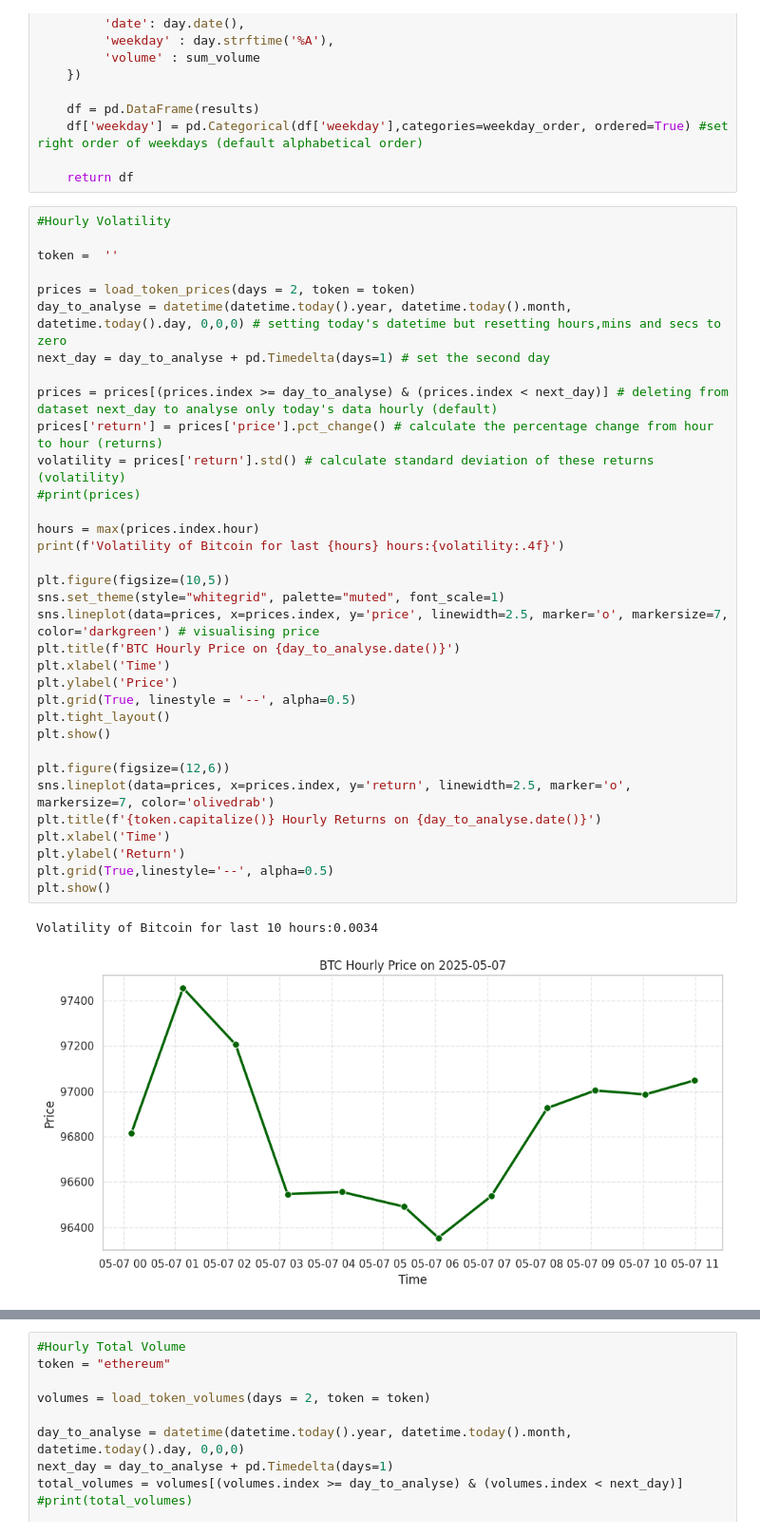
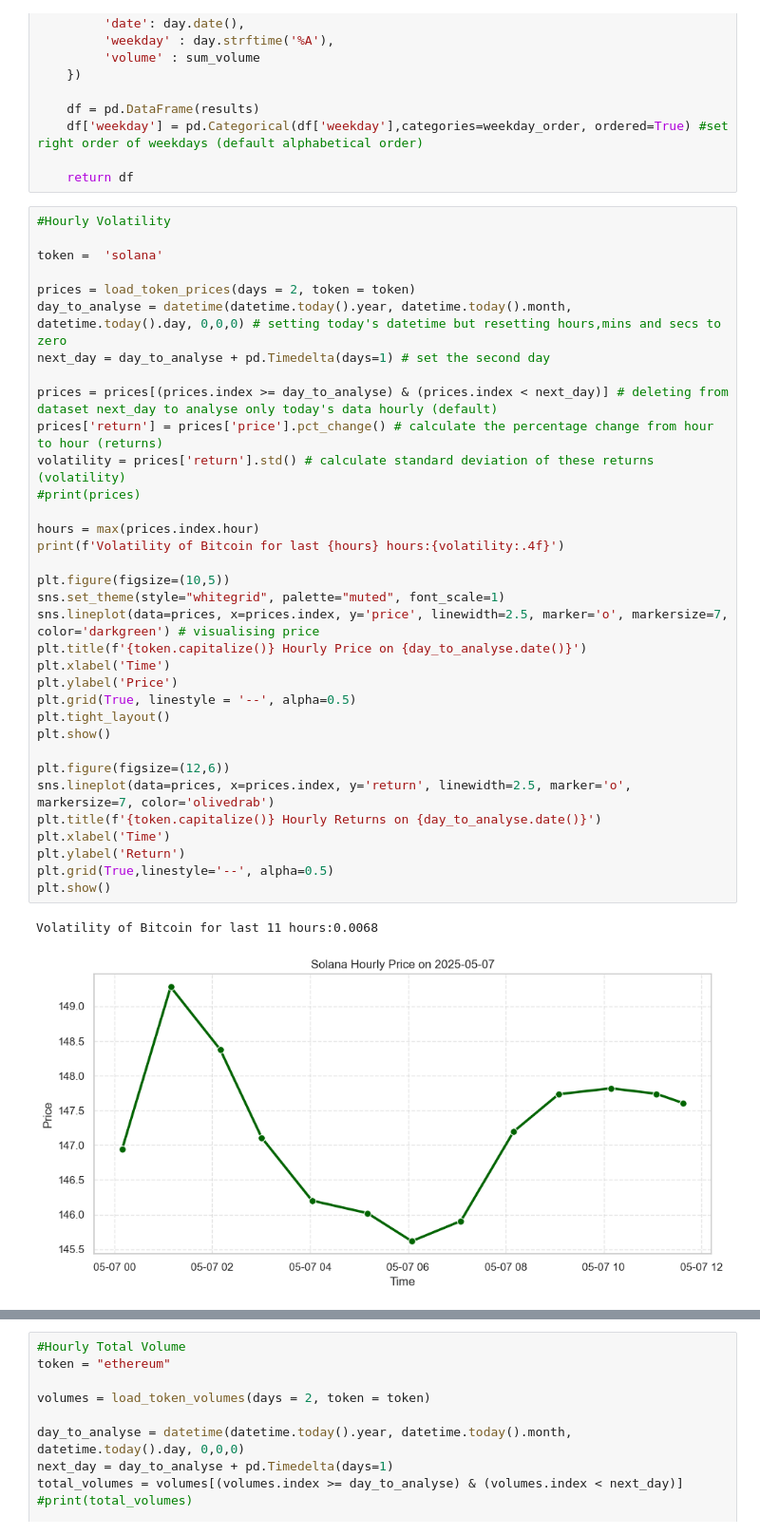
Before and after one commit to moyu1011-hka/hausarbeit-info2, a Jupyter notebook: test_coingecko_with_jupyter.ipynb, the cells around one changed output, grey strips where cells are left out. Shown at 95% size. Cells and saved outputs as stored; diff of their text form.

```diff
--- a/test_coingecko_with_jupyter.ipynb
+++ b/test_coingecko_with_jupyter.ipynb
@@ -111,37 +111,37 @@ def calculate_volume(volumes, days):
 # %%
 #Hourly Volatility
 
-token =  ''
+token =  'solana'
 
 prices = load_token_prices(days = 2, token = token)
 day_to_analyse = datetime(datetime.today().year, datetime.today().month, datetime.today().day, 0,0,0) # setting today's datetime but resetting hours,mins and secs to zero
 next_day = day_to_analyse + pd.Timedelta(days=1) # set the second day
 
 prices = prices[(prices.index >= day_to_analyse) & (prices.index < next_day)] # deleting from dataset next_day to analyse only today's data hourly (default)
 prices['return'] = prices['price'].pct_change() # calculate the percentage change from hour to hour (returns)
 volatility = prices['return'].std() # calculate standard deviation of these returns (volatility)
 #print(prices)
 
 hours = max(prices.index.hour)
 print(f'Volatility of Bitcoin for last {hours} hours:{volatility:.4f}')
 
 plt.figure(figsize=(10,5))
 sns.set_theme(style="whitegrid", palette="muted", font_scale=1)
 sns.lineplot(data=prices, x=prices.index, y='price', linewidth=2.5, marker='o', markersize=7, color='darkgreen') # visualising price
-plt.title(f'BTC Hourly Price on {day_to_analyse.date()}')
+plt.title(f'{token.capitalize()} Hourly Price on {day_to_analyse.date()}')
 plt.xlabel('Time')
 plt.ylabel('Price')
 plt.grid(True, linestyle = '--', alpha=0.5)
 plt.tight_layout()
 plt.show()
 
 plt.figure(figsize=(12,6))
 sns.lineplot(data=prices, x=prices.index, y='return', linewidth=2.5, marker='o', markersize=7, color='olivedrab')
 plt.title(f'{token.capitalize()} Hourly Returns on {day_to_analyse.date()}')
 plt.xlabel('Time')
 plt.ylabel('Return')
 plt.grid(True,linestyle='--', alpha=0.5)
 plt.show()
 # %% [output]
-Volatility of Bitcoin for last 10 hours:0.0034
+Volatility of Bitcoin for last 11 hours:0.0068
-[figure, old version]
+[figure, new version]
```
Also changed, not shown: parts of 3 cells of this notebook.
